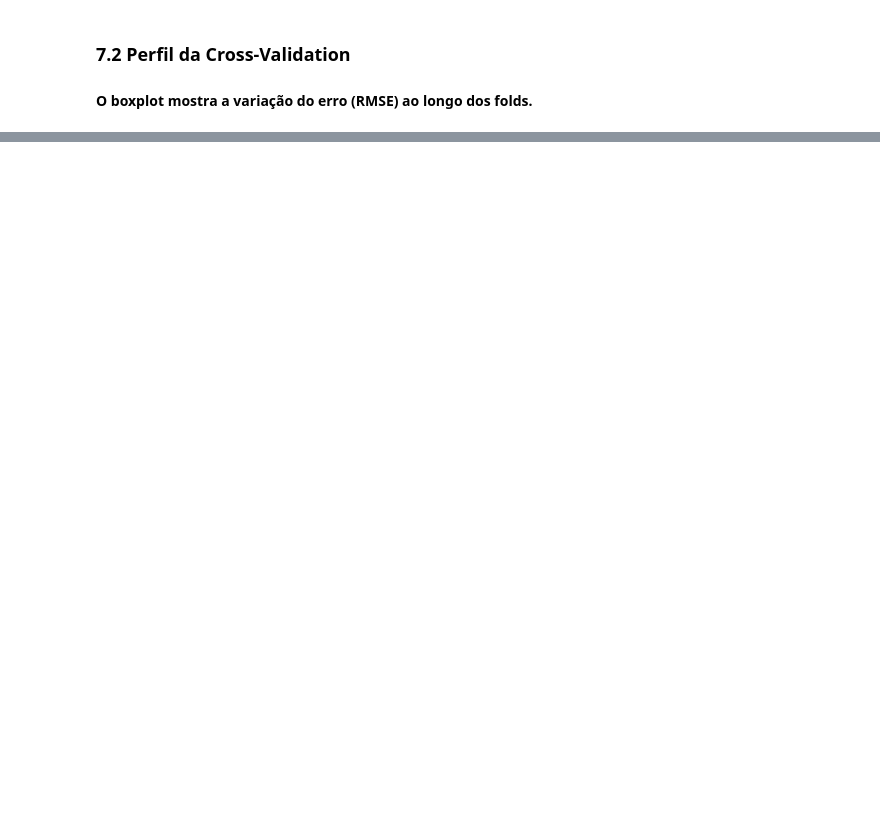
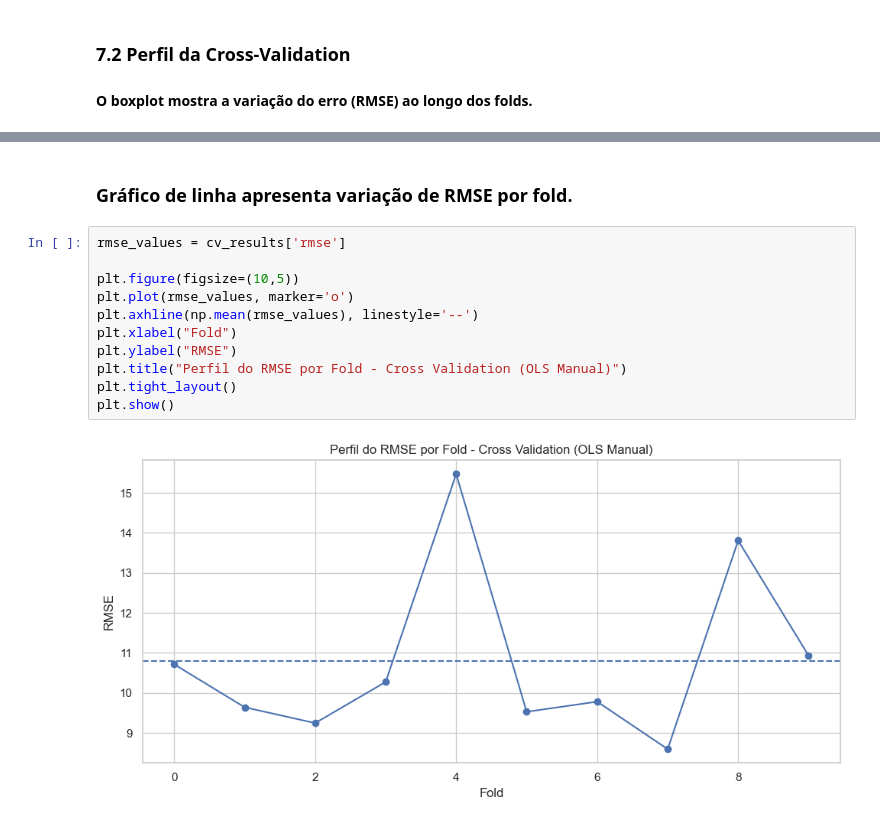
Before and after one commit to diego-nac/ica-homeworks, a Jupyter notebook: homework2/code.ipynb, the cells around one changed output, grey strips where cells are left out. Saved outputs shown, nothing was run; the diff lists cells and outputs as text; blank space fills up the shorter version.

```diff
--- a/homework2/code.ipynb
+++ b/homework2/code.ipynb
@@ -395,0 +422,15 @@ plt.show()
+# %% [markdown]
+### Gráfico de linha apresenta variação de RMSE por fold.
+# %%
+rmse_values = cv_results['rmse']
+
+plt.figure(figsize=(10,5))
+plt.plot(rmse_values, marker='o')
+plt.axhline(np.mean(rmse_values), linestyle='--')
+plt.xlabel("Fold")
+plt.ylabel("RMSE")
+plt.title("Perfil do RMSE por Fold - Cross Validation (OLS Manual)")
+plt.tight_layout()
+plt.show()
+# %% [output]
+[figure, added]
```
Also changed, not shown: parts of 21 cells of this notebook, 6 other files.
